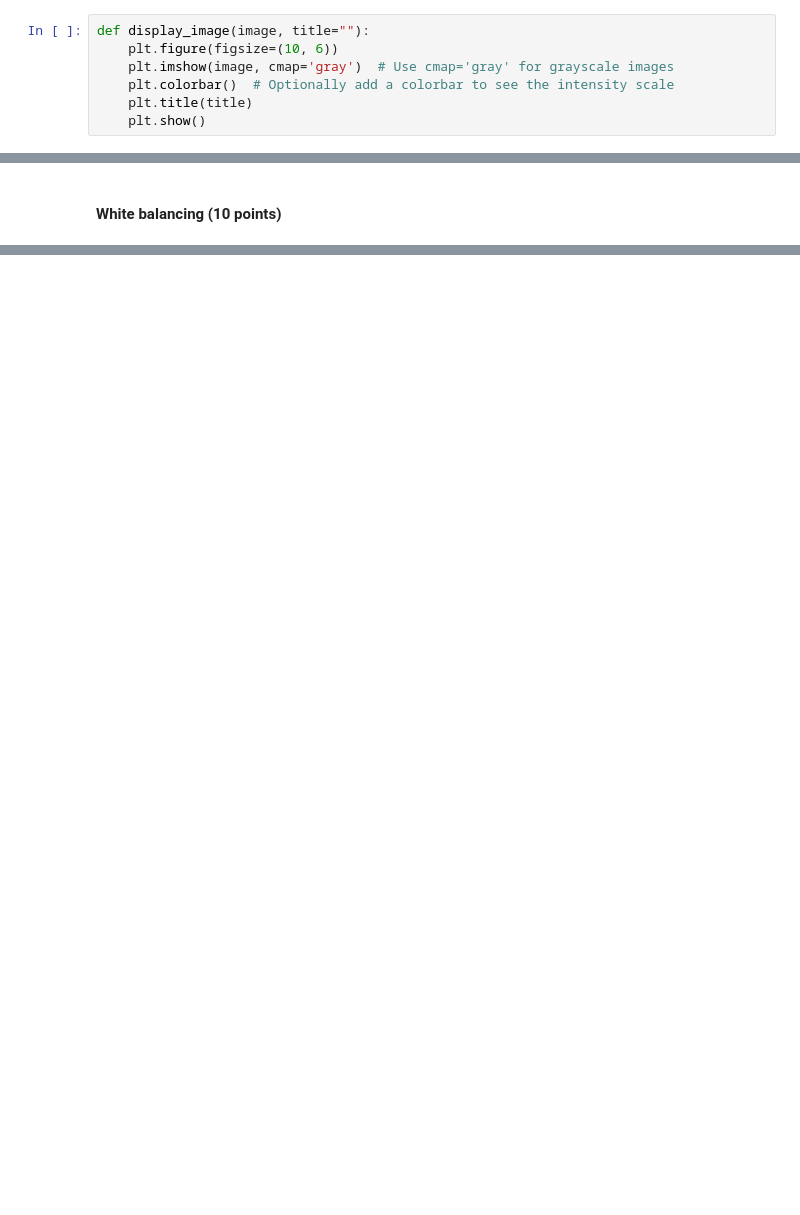
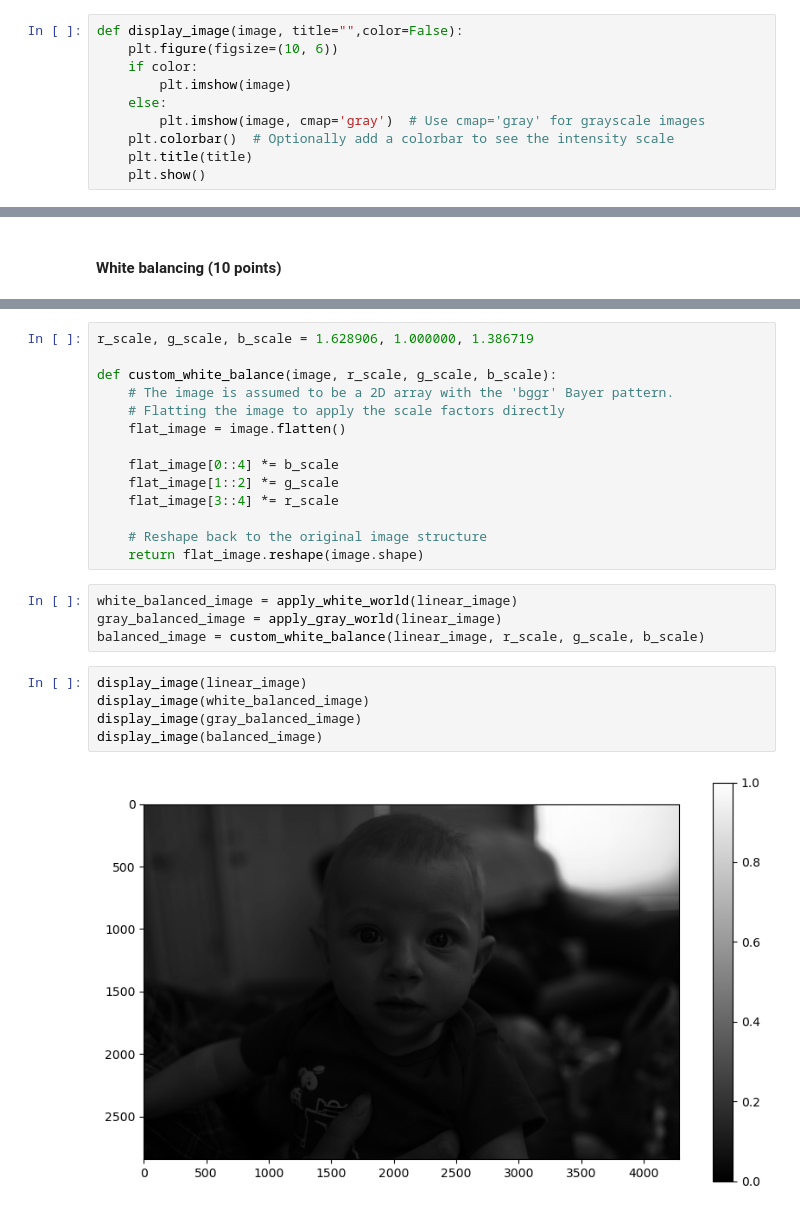
Before and after one commit to eonemli/ISP_pipeline, a Jupyter notebook: src/isp_hw.ipynb, the cells around one changed output, grey strips where cells are left out. Cells and saved outputs as stored; diff of their text form; blank space fills up the shorter version.

Commit message:
color correction

```diff
--- a/src/isp_hw.ipynb
+++ b/src/isp_hw.ipynb
@@ -83,9 +87,12 @@ normalized_image = (image_double - black) / (white - black)
 # Clipping values outside the [0, 1] range
 linear_image = np.clip(normalized_image, 0, 1)
 # %%
-def display_image(image, title=""):
+def display_image(image, title="",color=False):
     plt.figure(figsize=(10, 6))
-    plt.imshow(image, cmap='gray')  # Use cmap='gray' for grayscale images
+    if color:
+        plt.imshow(image)
+    else:
+        plt.imshow(image, cmap='gray')  # Use cmap='gray' for grayscale images
     plt.colorbar()  # Optionally add a colorbar to see the intensity scale
     plt.title(title)
     plt.show()
@@ -125,0 +164,25 @@ The third pattern **"bggr"** is most probable Bayern pattern in the image.
+# %%
+r_scale, g_scale, b_scale = 1.628906, 1.000000, 1.386719
+
+def custom_white_balance(image, r_scale, g_scale, b_scale):
+    # The image is assumed to be a 2D array with the 'bggr' Bayer pattern.
+    # Flatting the image to apply the scale factors directly
+    flat_image = image.flatten()
+
+    flat_image[0::4] *= b_scale
+    flat_image[1::2] *= g_scale
+    flat_image[3::4] *= r_scale
+
+    # Reshape back to the original image structure
+    return flat_image.reshape(image.shape)
+# %%
+white_balanced_image = apply_white_world(linear_image)
+gray_balanced_image = apply_gray_world(linear_image)
+balanced_image = custom_white_balance(linear_image, r_scale, g_scale, b_scale)
+# %%
+display_image(linear_image)
+display_image(white_balanced_image)
+display_image(gray_balanced_image)
+display_image(balanced_image)
+# %% [output]
+[figure, added]
```
Also changed, not shown: parts of 18 cells of this notebook.
